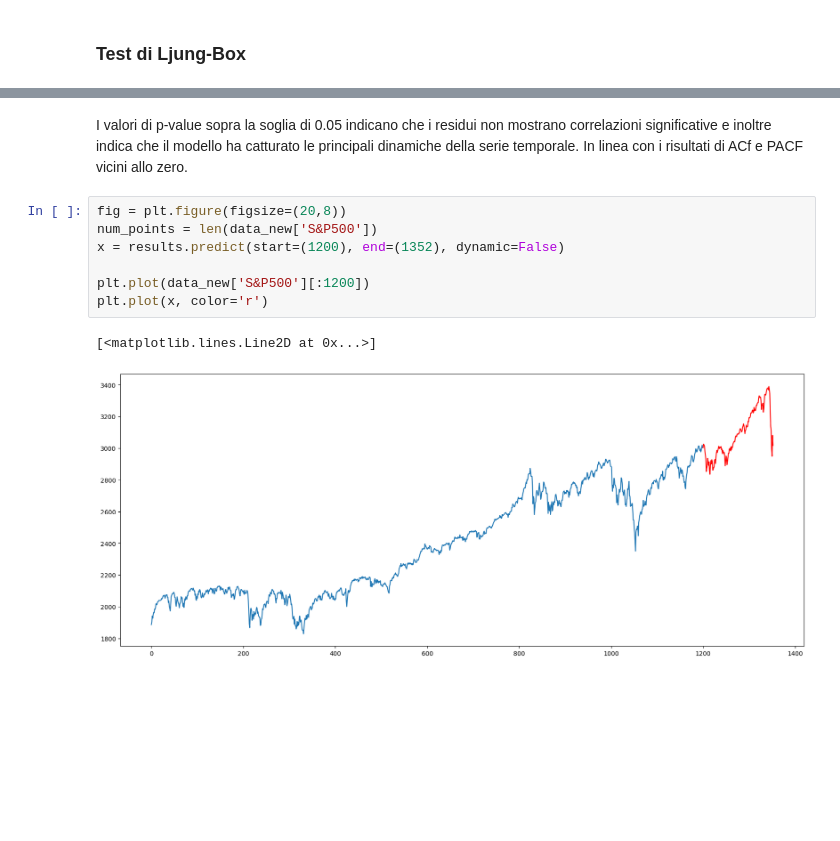
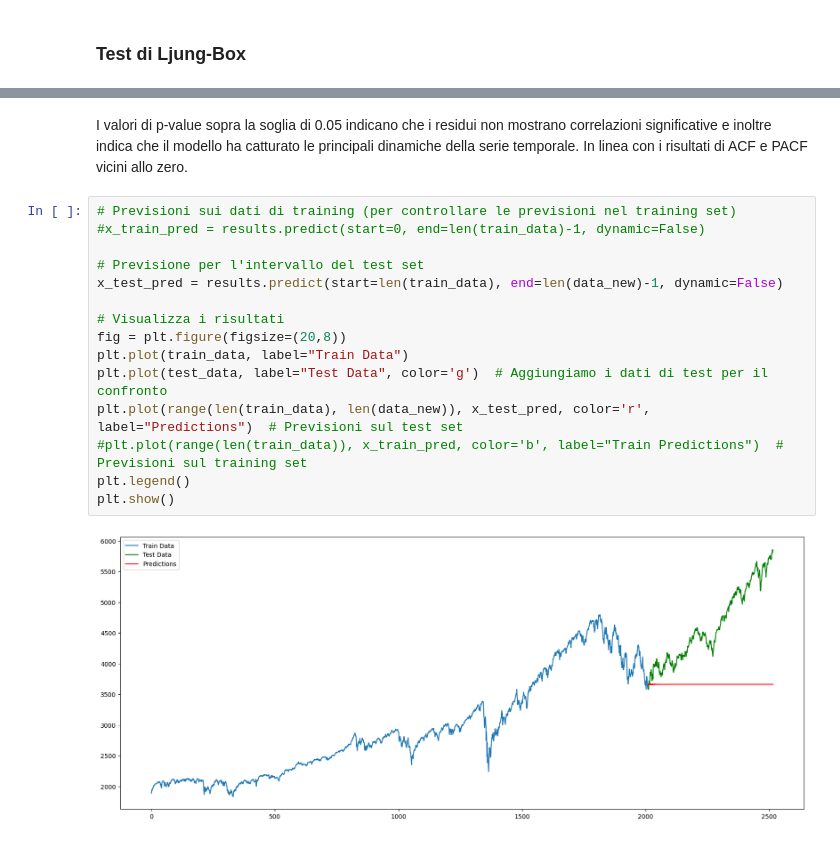
Before and after one commit to lucabellantee/Time-series-analysis, a Jupyter notebook: time_series_SP500.ipynb, the cells around one changed output, grey strips where cells are left out. Saved outputs shown, nothing was run; the diff lists cells and outputs as text; blank space fills up the shorter version.

```diff
--- a/time_series_SP500.ipynb
+++ b/time_series_SP500.ipynb
@@ -332,12 +394,19 @@ Risultati del test di Ljung-Box:
 # %% [markdown]
-I valori di p-value sopra la soglia di 0.05 indicano che i residui non mostrano correlazioni significative e inoltre indica che il modello ha catturato le principali dinamiche della serie temporale. In linea con i risultati di ACf e PACF vicini allo zero.
+I valori di p-value sopra la soglia di 0.05 indicano che i residui non mostrano correlazioni significative e inoltre indica che il modello ha catturato le principali dinamiche della serie temporale. In linea con i risultati di ACF e PACF vicini allo zero.
-# %%
-fig = plt.figure(figsize=(20,8))
-num_points = len(data_new['S&P500'])
-x = results.predict(start=(1200), end=(1352), dynamic=False)
-
-plt.plot(data_new['S&P500'][:1200])
-plt.plot(x, color='r')
-# %% [output]
-[<matplotlib.lines.Line2D at 0x...>]
-[figure, removed]
+# %%
+# Previsioni sui dati di training (per controllare le previsioni nel training set)
+#x_train_pred = results.predict(start=0, end=len(train_data)-1, dynamic=False)
+
+# Previsione per l'intervallo del test set
+x_test_pred = results.predict(start=len(train_data), end=len(data_new)-1, dynamic=False)
+
+# Visualizza i risultati
+fig = plt.figure(figsize=(20,8))
+plt.plot(train_data, label="Train Data")
+plt.plot(test_data, label="Test Data", color='g')  # Aggiungiamo i dati di test per il confronto
+plt.plot(range(len(train_data), len(data_new)), x_test_pred, color='r', label="Predictions")  # Previsioni sul test set
+#plt.plot(range(len(train_data)), x_train_pred, color='b', label="Train Predictions")  # Previsioni sul training set
+plt.legend()
+plt.show()
+# %% [output]
+[figure, added]
```
Also changed, not shown: parts of 18 cells of this notebook.
